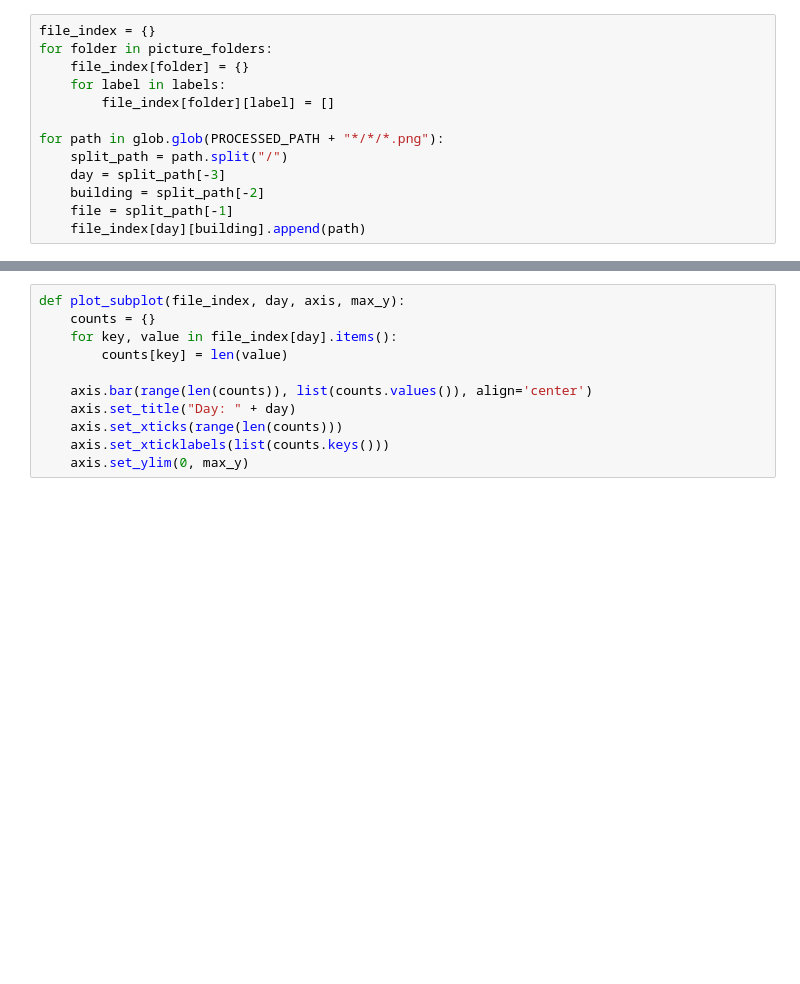
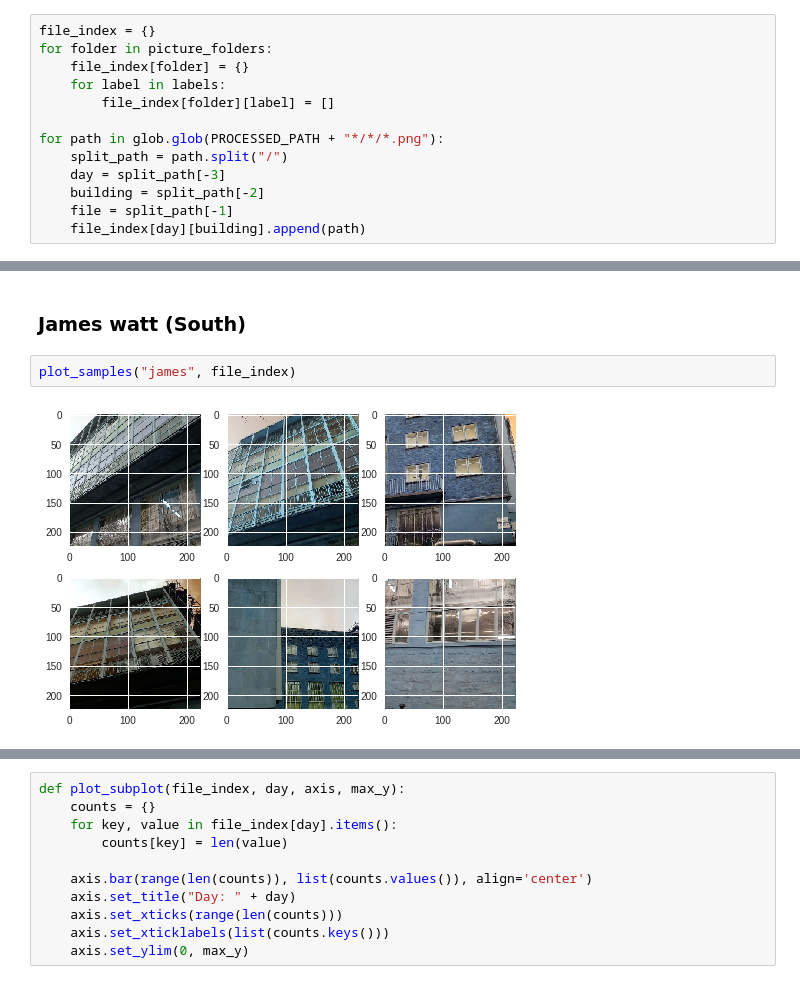
Before and after one commit to Andrew-Mackay/building_classifier, a Jupyter notebook: notebooks/AX-2019.ipynb, the cells around one changed output, grey strips where cells are left out. Saved outputs shown, nothing was run; the diff lists cells and outputs as text; blank space fills up the shorter version.

```diff
--- a/notebooks/AX-2019.ipynb
+++ b/notebooks/AX-2019.ipynb
@@ -264,0 +311,6 @@ for path in glob.glob(PROCESSED_PATH + "*/*/*.png"):
+# %% [markdown]
+### James watt (South)
+# %%
+plot_samples("james", file_index)
+# %% [output]
+[figure, added]
```
Also changed, not shown: parts of 90 cells of this notebook, 5 other files.
